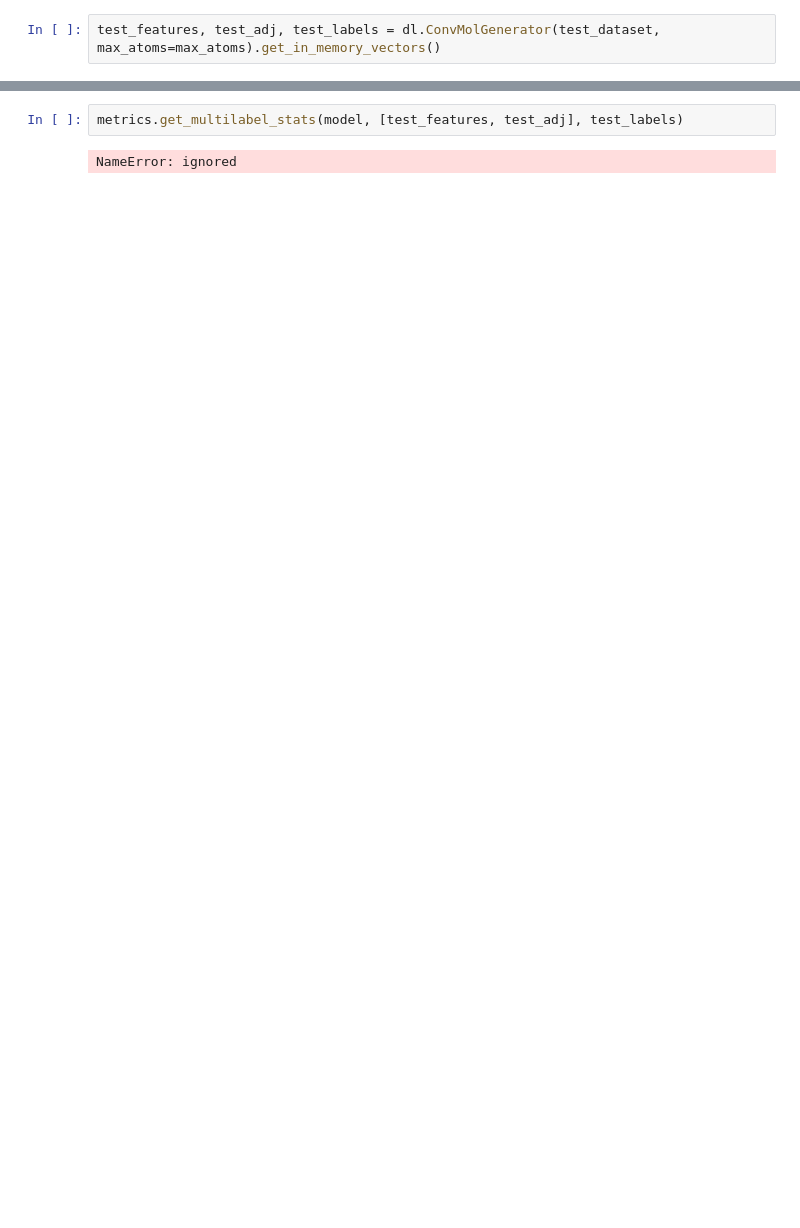
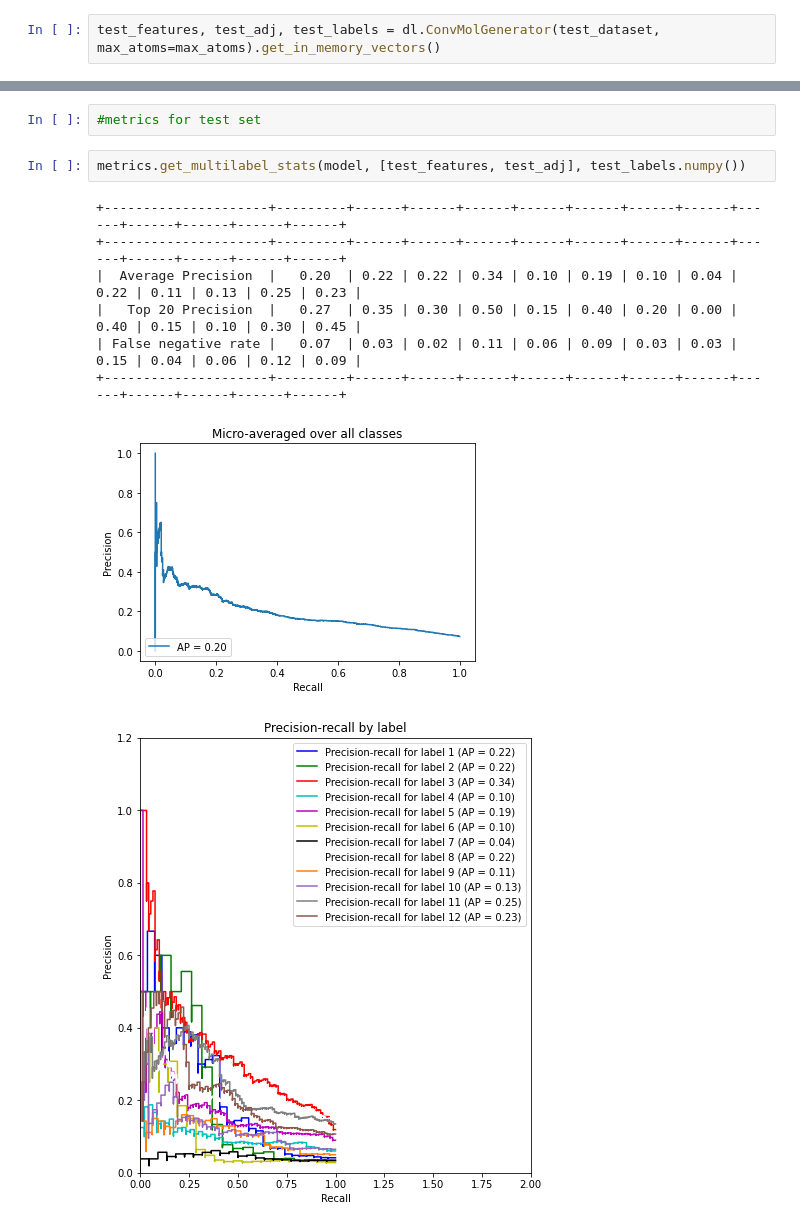
Before and after one commit to dvg13/molecule, a Jupyter notebook: colab/Tox21Gcn.ipynb, the cells around one changed output, grey strips where cells are left out. Cells and saved outputs as stored; diff of their text form; blank space fills up the shorter version.

```diff
--- a/colab/Tox21Gcn.ipynb
+++ b/colab/Tox21Gcn.ipynb
@@ -109,4 +117,13 @@ model.evaluate([test_features, test_adj], test_labels)
+# %%
+#metrics for test set
 # %%
-metrics.get_multilabel_stats(model, [test_features, test_adj], test_labels)
+metrics.get_multilabel_stats(model, [test_features, test_adj], test_labels.numpy())
 # %% [output]
-NameError: ignored
++---------------------+---------+------+------+------+------+------+------+------+------+------+------+------+------+
++---------------------+---------+------+------+------+------+------+------+------+------+------+------+------+------+
+|  Average Precision  |   0.20  | 0.22 | 0.22 | 0.34 | 0.10 | 0.19 | 0.10 | 0.04 | 0.22 | 0.11 | 0.13 | 0.25 | 0.23 |
+|   Top 20 Precision  |   0.27  | 0.35 | 0.30 | 0.50 | 0.15 | 0.40 | 0.20 | 0.00 | 0.40 | 0.15 | 0.10 | 0.30 | 0.45 |
+| False negative rate |   0.07  | 0.03 | 0.02 | 0.11 | 0.06 | 0.09 | 0.03 | 0.03 | 0.15 | 0.04 | 0.06 | 0.12 | 0.09 |
++---------------------+---------+------+------+------+------+------+------+------+------+------+------+------+------+
+[figure, added]
+[figure, added]
```
Also changed, not shown: parts of 8 cells of this notebook.
